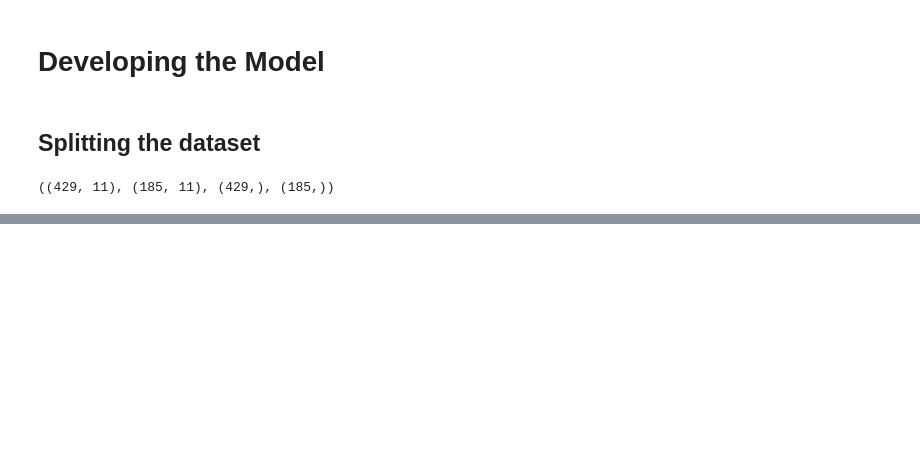
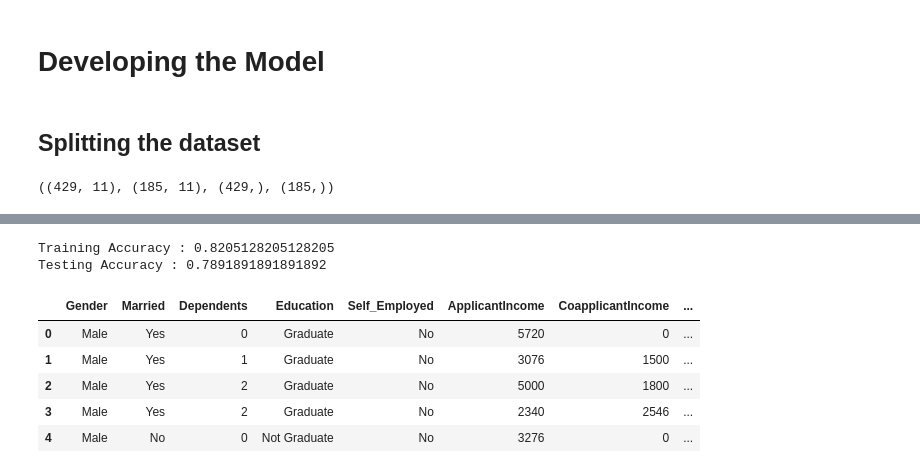
Before and after one commit to ahmedelgamal0/Loan-Eligibility-Prediction, a Jupyter notebook: Loan_Predection.ipynb, the cells around one changed output, grey strips where cells are left out. Cells and saved outputs as stored; diff of their text form; code cells hidden in the pictures; blank space fills up the shorter version.

```diff
--- a/Loan_Predection.ipynb
+++ b/Loan_Predection.ipynb
@@ -428,0 +451,16 @@ X_train.shape, X_test.shape, y_train.shape, y_test.shape
+# %%
+print("Training Accuracy :", model.score(X_train, y_train))
+
+print("Testing Accuracy :", model.score(X_test, y_test))
+# %% [output]
+Training Accuracy : 0.8205128205128205
+Testing Accuracy : 0.7891891891891892
+# %%
+test.head()
+# %% [output]
+|  | Gender | Married | Dependents | Education | Self_Employed | ApplicantIncome | CoapplicantIncome | ... |
+| 0 | Male | Yes | 0 | Graduate | No | 5720 | 0 | ... |
+| 1 | Male | Yes | 1 | Graduate | No | 3076 | 1500 | ... |
+| 2 | Male | Yes | 2 | Graduate | No | 5000 | 1800 | ... |
+| 3 | Male | Yes | 2 | Graduate | No | 2340 | 2546 | ... |
+| 4 | Male | No | 0 | Not Graduate | No | 3276 | 0 | ... |
```
Also changed, not shown: parts of 11 cells of this notebook.
